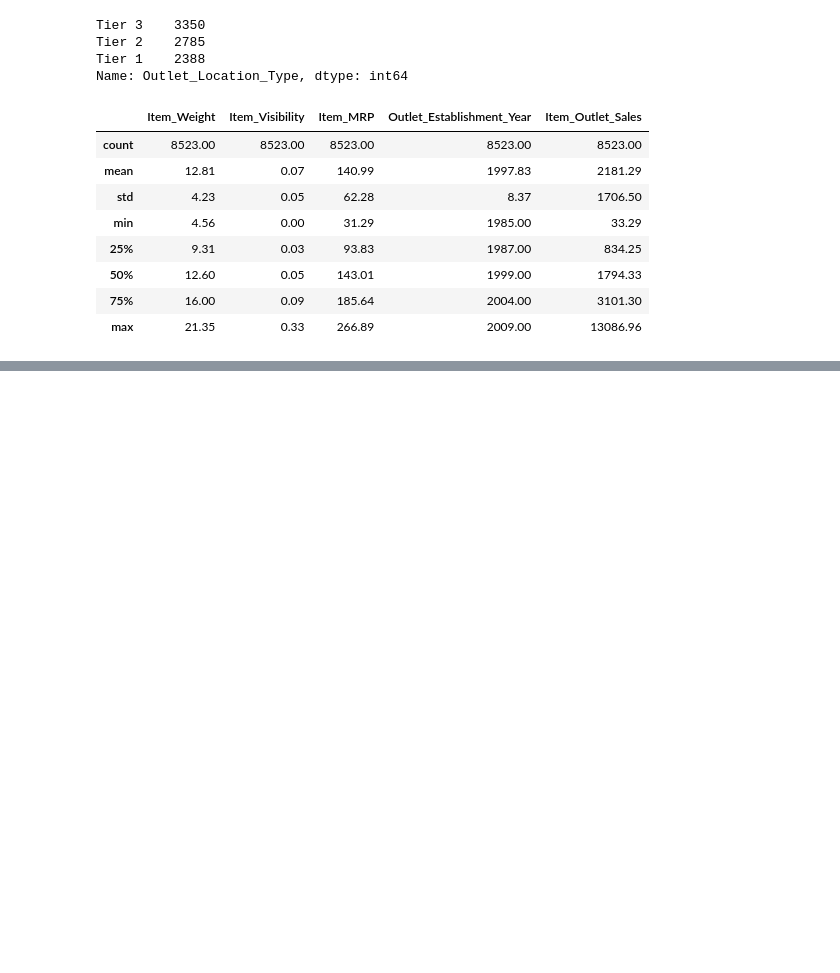
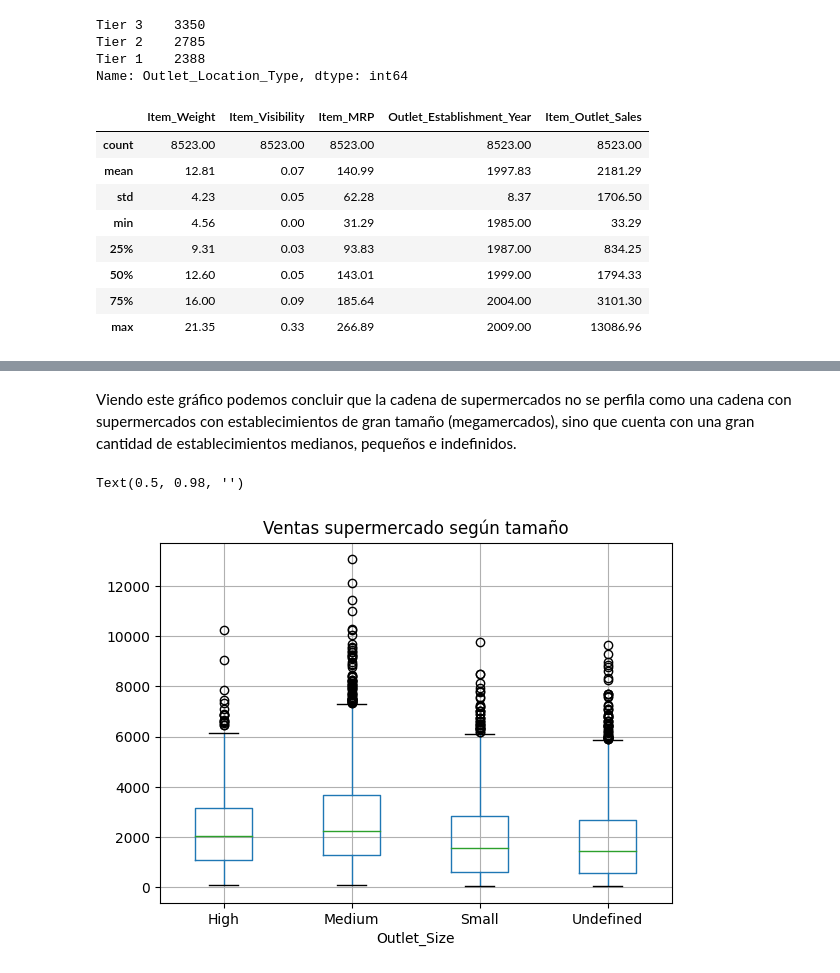
Before and after one commit to Rukawe/Predicciones-de-Ventas, a Jupyter notebook: Predicciones_de_Ventas.ipynb, the cells around one changed output, grey strips where cells are left out. Saved outputs shown, nothing was run; the diff lists cells and outputs as text; code cells hidden in the pictures; blank space fills up the shorter version.

```diff
--- a/Predicciones_de_Ventas.ipynb
+++ b/Predicciones_de_Ventas.ipynb
@@ -214,0 +245,9 @@ df.describe().round(2) # Con esta función solo se consideran los datos númeric
+# %% [markdown]
+Viendo este gráfico podemos concluir que la cadena de supermercados no se perfila como una cadena con supermercados con establecimientos de gran tamaño (megamercados), sino que cuenta con una gran cantidad de establecimientos medianos, pequeños e indefinidos.
+# %%
+df.boxplot(column = 'Item_Outlet_Sales', by = 'Outlet_Size')
+plt.title('Ventas supermercado según tamaño');
+plt.suptitle('')
+# %% [output]
+Text(0.5, 0.98, '')
+[figure, added]
```
Also changed, not shown: parts of 14 cells of this notebook.
